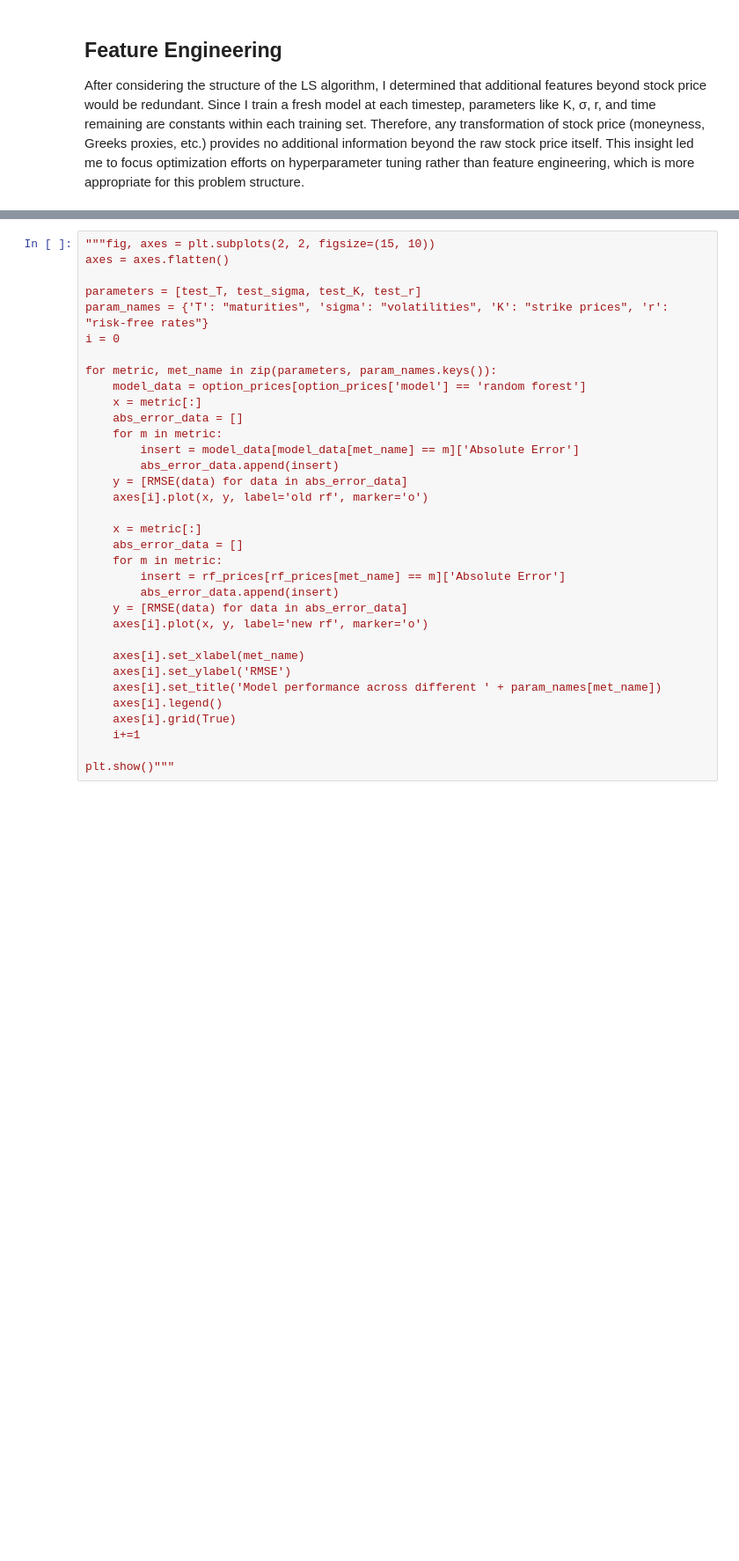
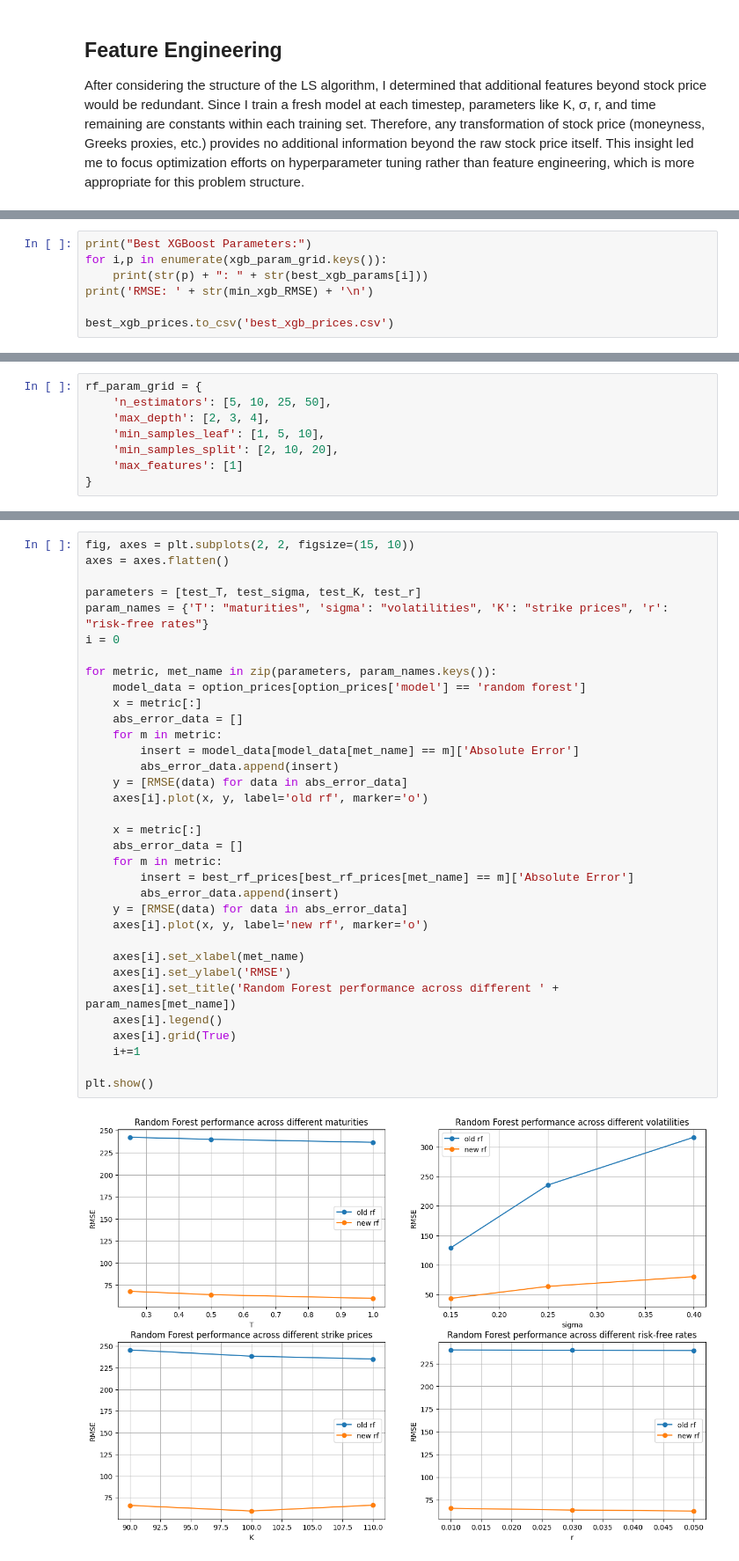
Before and after one commit to akhan531/Monte-Carlo-Option-Pricing-Engine, a Jupyter notebook: notebook.ipynb, the cells around one changed output, grey strips where cells are left out. Shown: that part at 88% size. Drawn from its saved outputs; the diff is of its cells as text; blank space fills up the shorter version.

```diff
--- a/notebook.ipynb
+++ b/notebook.ipynb
@@ -399,0 +766,7 @@ It is important to note that to maintaining the same random state for my models
+# %%
+print("Best XGBoost Parameters:")
+for i,p in enumerate(xgb_param_grid.keys()):
+    print(str(p) + ": " + str(best_xgb_params[i]))
+print('RMSE: ' + str(min_xgb_RMSE) + '\n')
+
+best_xgb_prices.to_csv('best_xgb_prices.csv')
@@ -399,0 +837,8 @@ It is important to note that to maintaining the same random state for my models
+# %%
+rf_param_grid = {
+    'n_estimators': [5, 10, 25, 50],
+    'max_depth': [2, 3, 4],
+    'min_samples_leaf': [1, 5, 10],
+    'min_samples_split': [2, 10, 20],
+    'max_features': [1]
+}
@@ -447,34 +983,36 @@ print(RMSE(rf_prices['Absolute Error']))
 # %%
-"""fig, axes = plt.subplots(2, 2, figsize=(15, 10))
+fig, axes = plt.subplots(2, 2, figsize=(15, 10))
 axes = axes.flatten()
 
 parameters = [test_T, test_sigma, test_K, test_r]
 param_names = {'T': "maturities", 'sigma': "volatilities", 'K': "strike prices", 'r': "risk-free rates"}
 i = 0
 
 for metric, met_name in zip(parameters, param_names.keys()):
     model_data = option_prices[option_prices['model'] == 'random forest']
     x = metric[:]
     abs_error_data = []
     for m in metric:
         insert = model_data[model_data[met_name] == m]['Absolute Error']
         abs_error_data.append(insert)
     y = [RMSE(data) for data in abs_error_data]
     axes[i].plot(x, y, label='old rf', marker='o')
 
     x = metric[:]
     abs_error_data = []
     for m in metric:
-        insert = rf_prices[rf_prices[met_name] == m]['Absolute Error']
+        insert = best_rf_prices[best_rf_prices[met_name] == m]['Absolute Error']
         abs_error_data.append(insert)
     y = [RMSE(data) for data in abs_error_data]
     axes[i].plot(x, y, label='new rf', marker='o')
 
     axes[i].set_xlabel(met_name)
     axes[i].set_ylabel('RMSE')
-    axes[i].set_title('Model performance across different ' + param_names[met_name])
+    axes[i].set_title('Random Forest performance across different ' + param_names[met_name])
     axes[i].legend()
     axes[i].grid(True)
     i+=1
 
-plt.show()"""
+plt.show()
+# %% [output]
+[figure, added]
```
Also changed, not shown: parts of 46 cells of this notebook.
